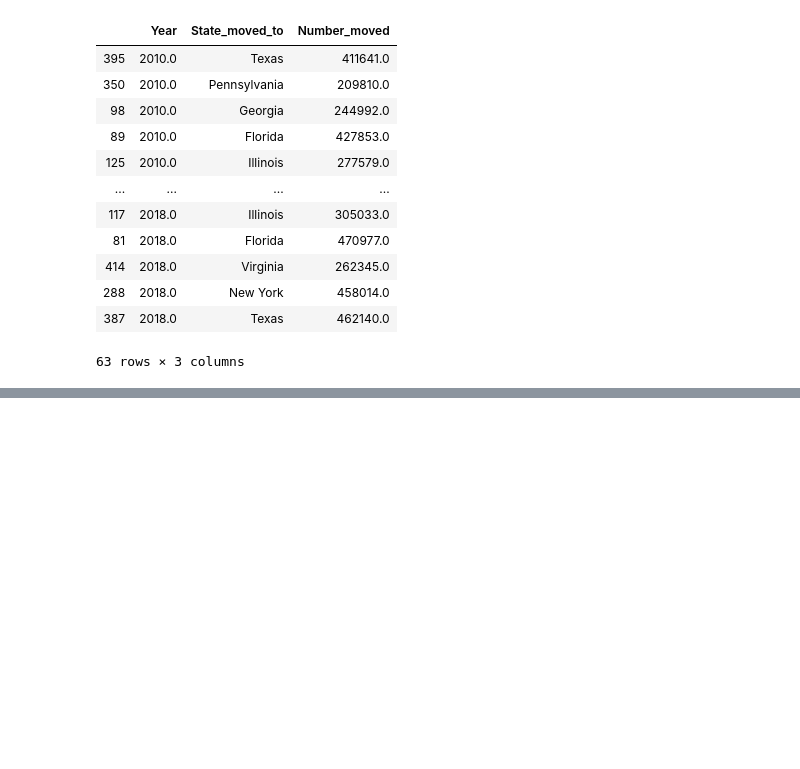
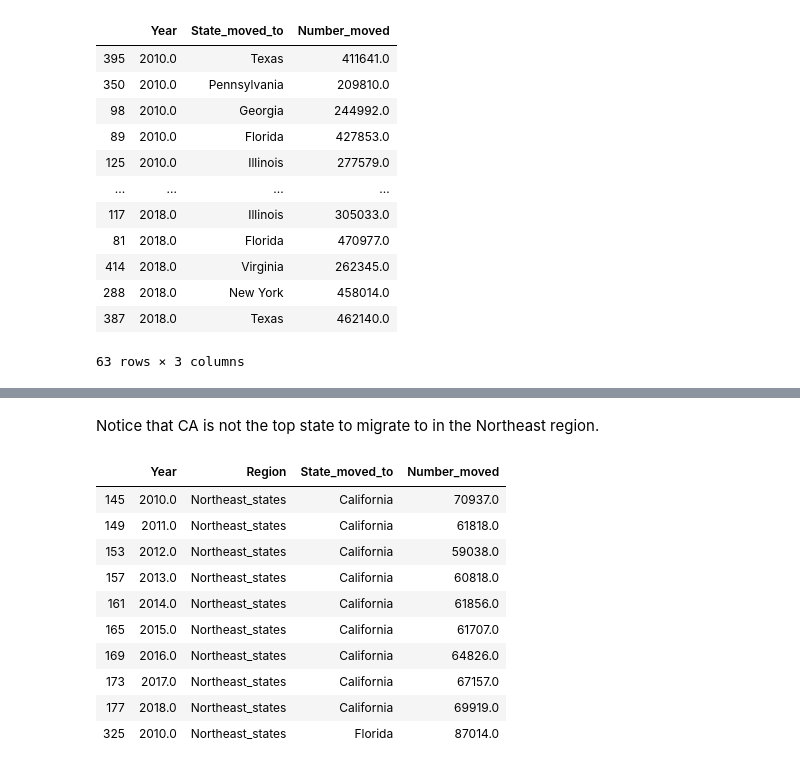
Before and after one commit to JVChermak/Leaving_California, a Jupyter notebook: migration_analysis.ipynb, the cells around one changed output, grey strips where cells are left out. Drawn from its saved outputs; the diff is of its cells as text; code cells hidden in the pictures; blank space fills up the shorter version.

```diff
--- a/migration_analysis.ipynb
+++ b/migration_analysis.ipynb
@@ -294,0 +335,18 @@ top_us_migration_df.hvplot.scatter(x='Year', y='Number_moved', by='State_moved_t
+# %% [markdown]
+Notice that CA is not the top state to migrate to in the Northeast region.
+# %%
+# Take a closer look at the top Northeast migration states, including California
+top_northeast_migration_df = northeast_migration_df[(northeast_migration_df['State_moved_to'] == 'New York') | (northeast_migration_df['State_moved_to'] == 'New Jersey') | (northeast_migration_df['State_moved_to'] == 'Florida') | (northeast_migration_df['State_moved_to'] == 'Massachusetts') | (northeast_migration_df['State_moved_to'] == 'California') | (northeast_migration_df['State_moved_to'] == 'Pennsylvania')]
+top_northeast_migration_df.head(10)
+# %% [output]
+|  | Year | Region | State_moved_to | Number_moved |
+| 145 | 2010.0 | Northeast_states | California | 70937.0 |
+| 149 | 2011.0 | Northeast_states | California | 61818.0 |
+| 153 | 2012.0 | Northeast_states | California | 59038.0 |
+| 157 | 2013.0 | Northeast_states | California | 60818.0 |
+| 161 | 2014.0 | Northeast_states | California | 61856.0 |
+| 165 | 2015.0 | Northeast_states | California | 61707.0 |
+| 169 | 2016.0 | Northeast_states | California | 64826.0 |
+| 173 | 2017.0 | Northeast_states | California | 67157.0 |
+| 177 | 2018.0 | Northeast_states | California | 69919.0 |
+| 325 | 2010.0 | Northeast_states | Florida | 87014.0 |
```
Also changed, not shown: parts of 11 cells of this notebook.
